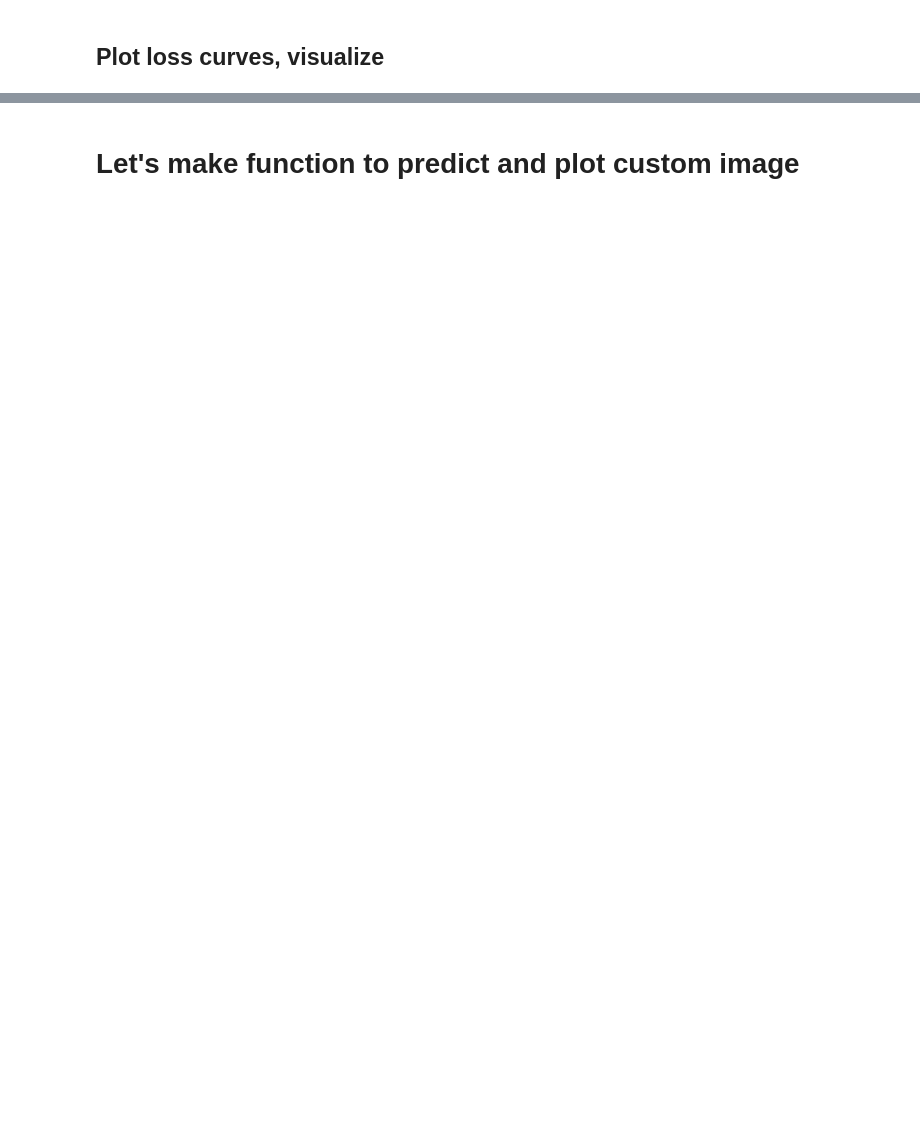
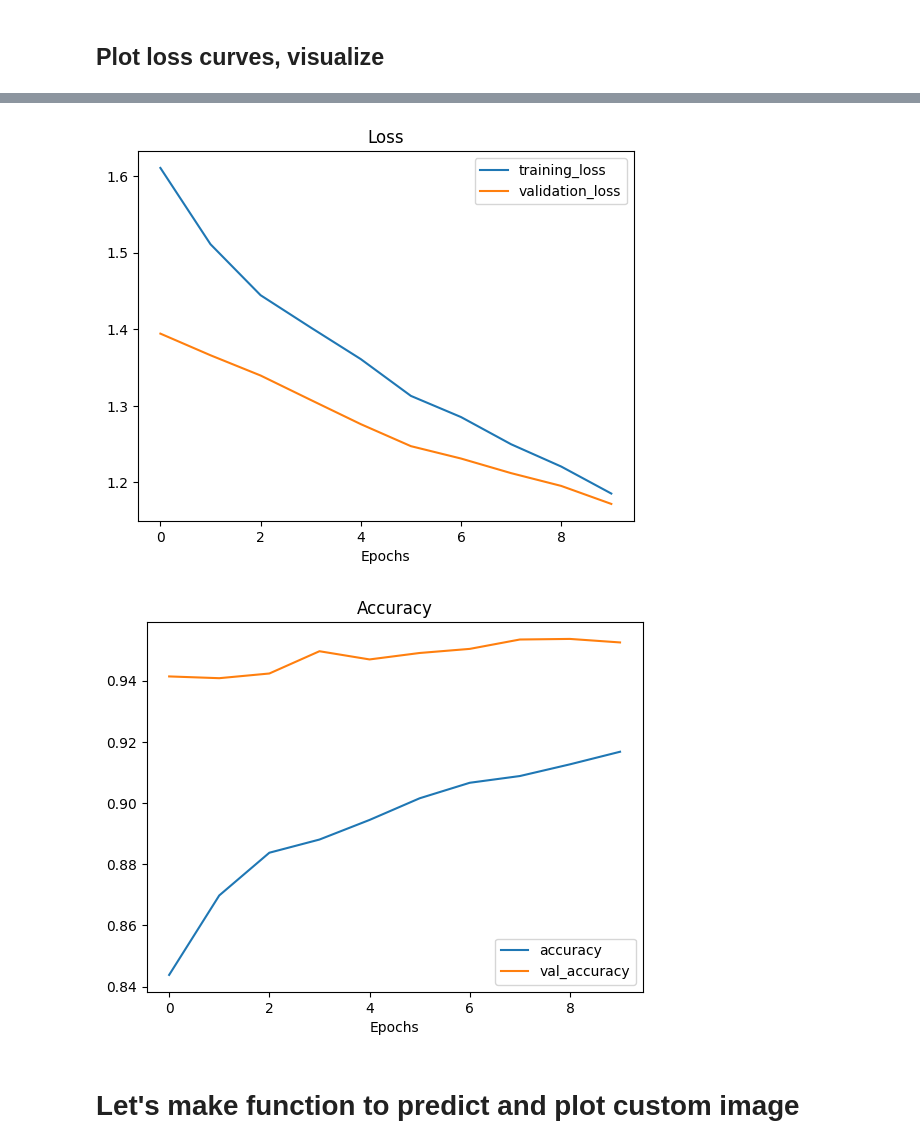
Before and after one commit to tr41z/machine-learning, a Jupyter notebook: animals.ipynb, the cells around one changed output, grey strips where cells are left out. Saved outputs shown, nothing was run; the diff lists cells and outputs as text; code cells hidden in the pictures; blank space fills up the shorter version.

```diff
--- a/animals.ipynb
+++ b/animals.ipynb
@@ -243,22 +245,14 @@ lr_scheduler = tf.keras.callbacks.ReduceLROnPlateau(
     mode='auto',
     verbose=1)
 
-# Assuming train_norm and test_norm are your prepared datasets
+# Early stopping callback
+early_stopping = tf.keras.callbacks.EarlyStopping(
+    monitor='val_loss',
+    patience=3,  # Number of epochs with no improvement after which training will be stopped
+    restore_best_weights=True)
+
 history = model.fit(train_norm,
                     epochs=10,
                     validation_data=test_norm,
-                    callbacks=[lr_scheduler])
-
-# Fine-tuning phase (optional but recommended after the initial training)
-base_model.trainable = True
-for layer in base_model.layers[:100]:  # Freeze layers before the fine-tuning cut-off
-    layer.trainable = False
-
-# Re-compile the model for fine-tuning
-model.compile(optimizer=tf.keras.optimizers.Adam(1e-5),  # Lower learning rate for fine-tuning
-              loss=tf.keras.losses.CategoricalCrossentropy(),
-              metrics=['accuracy'])
-
-# Continue training
-history_fine = model.fit(train_norm, epochs=20, validation_data=test_norm, callbacks=[lr_scheduler])
+                    callbacks=[lr_scheduler, early_stopping])
 # %% [output]
@@ -268,0 +278,12 @@ KeyboardInterrupt:
+# %%
+base_model.trainable = True
+for layer in base_model.layers[:100]:  # Freeze layers before the fine-tuning cut-off
+    layer.trainable = False
+
+# Re-compile the model for fine-tuning
+model.compile(optimizer=tf.keras.optimizers.Adam(1e-5),  # Lower learning rate for fine-tuning
+              loss=tf.keras.losses.CategoricalCrossentropy(),
+              metrics=['accuracy'])
+
+# Continue training with early stopping
+history_fine = model.fit(train_norm, epochs=10, validation_data=test_norm, callbacks=[lr_scheduler, early_stopping])
@@ -327,7 +392,10 @@ def plot_loss_curves(history):
   plt.xlabel("Epochs")
   plt.legend();
 # %%
-plot_loss_curves(history)
+plot_loss_curves(history_fine)
+# %% [output]
+[figure, added]
+[figure, added]
 # %% [markdown]
 # Let's make function to predict and plot custom image
 # %%
```
Also changed, not shown: parts of 8 cells of this notebook.
